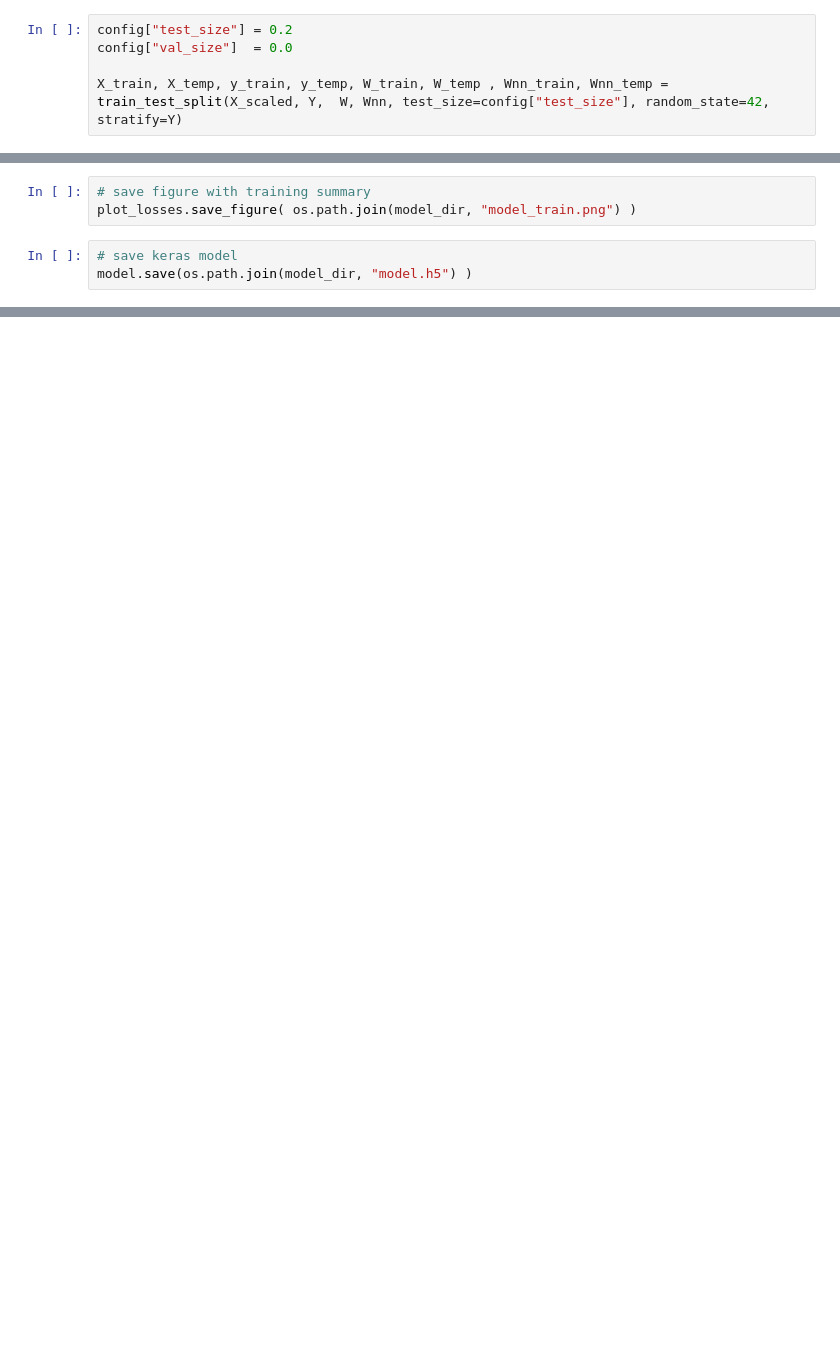
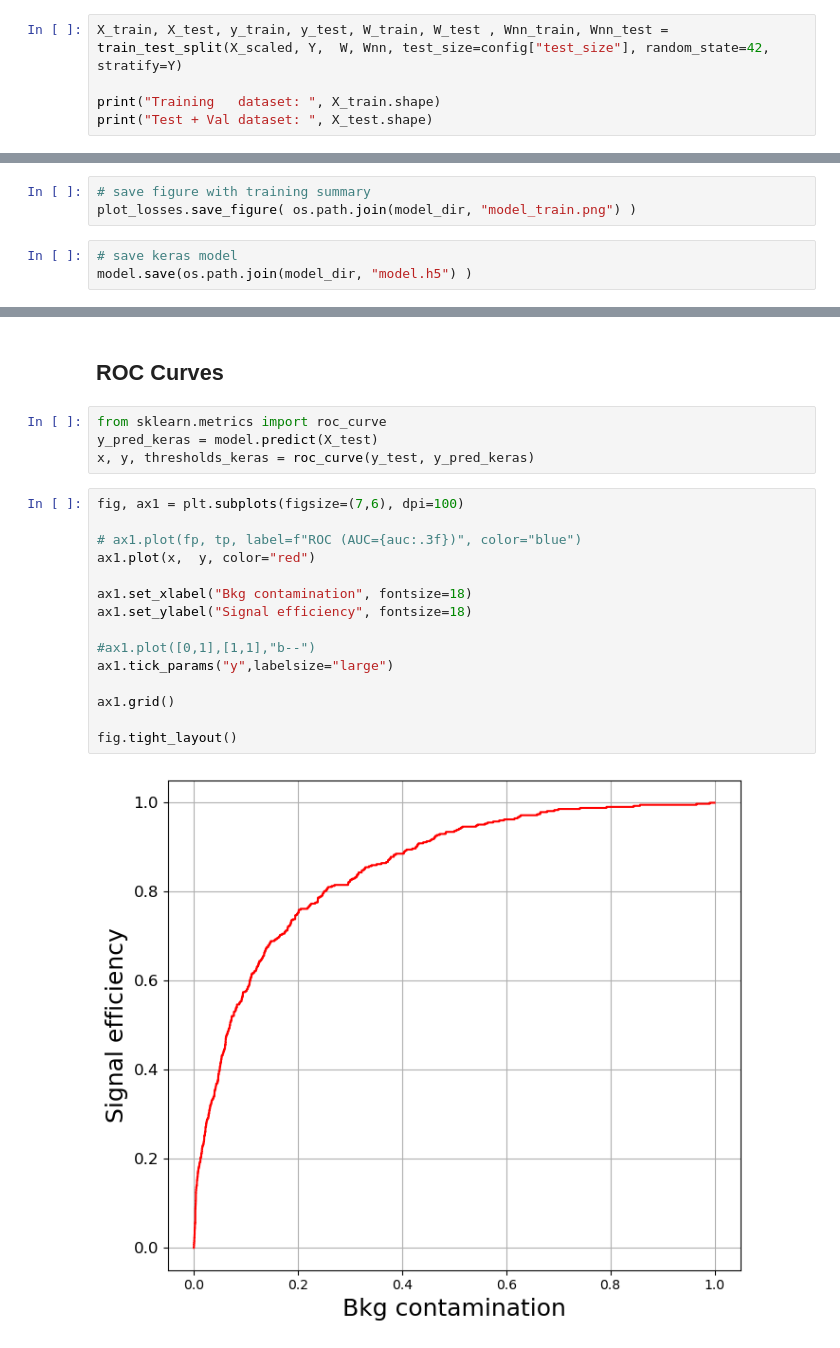
Before and after one commit to BiancaPinolini/ML_classification, a Jupyter notebook: Training.ipynb, the cells around one changed output, grey strips where cells are left out. Cells and saved outputs as stored; diff of their text form; blank space fills up the shorter version.

```diff
--- a/Training.ipynb
+++ b/Training.ipynb
@@ -98,7 +149,7 @@ pickle.dump(scaler, open(f"{model_dir}/scaler_model.pkl", "wb"))
 # %% [markdown]
 ##  Balancing
 # %%
-config["test_size"] = 0.2
-config["val_size"]  = 0.0
+X_train, X_test, y_train, y_test, W_train, W_test , Wnn_train, Wnn_test = train_test_split(X_scaled, Y,  W, Wnn, test_size=config["test_size"], random_state=42, stratify=Y)
 
-X_train, X_temp, y_train, y_temp, W_train, W_temp , Wnn_train, Wnn_temp = train_test_split(X_scaled, Y,  W, Wnn, test_size=config["test_size"], random_state=42, stratify=Y)
+print("Training   dataset: ", X_train.shape)
+print("Test + Val dataset: ", X_test.shape)
@@ -411,2 +389,25 @@ W0915 15:42:00.703548 139652029146944 deprecation.py:323] From /cvmfs/sft.cern.c
 Instructions for updating:
 Use `tf.compat.v1.graph_util.extract_sub_graph`
+# %% [markdown]
+## ROC Curves
+# %%
+from sklearn.metrics import roc_curve
+y_pred_keras = model.predict(X_test)
+x, y, thresholds_keras = roc_curve(y_test, y_pred_keras)
+# %%
+fig, ax1 = plt.subplots(figsize=(7,6), dpi=100)
+
+# ax1.plot(fp, tp, label=f"ROC (AUC={auc:.3f})", color="blue")
+ax1.plot(x,  y, color="red")
+
+ax1.set_xlabel("Bkg contamination", fontsize=18)
+ax1.set_ylabel("Signal efficiency", fontsize=18)
+
+#ax1.plot([0,1],[1,1],"b--")
+ax1.tick_params("y",labelsize="large")
+
+ax1.grid()
+
+fig.tight_layout()
+# %% [output]
+[figure, added]
```
Also changed, not shown: parts of 48 cells of this notebook, 19 other files.
